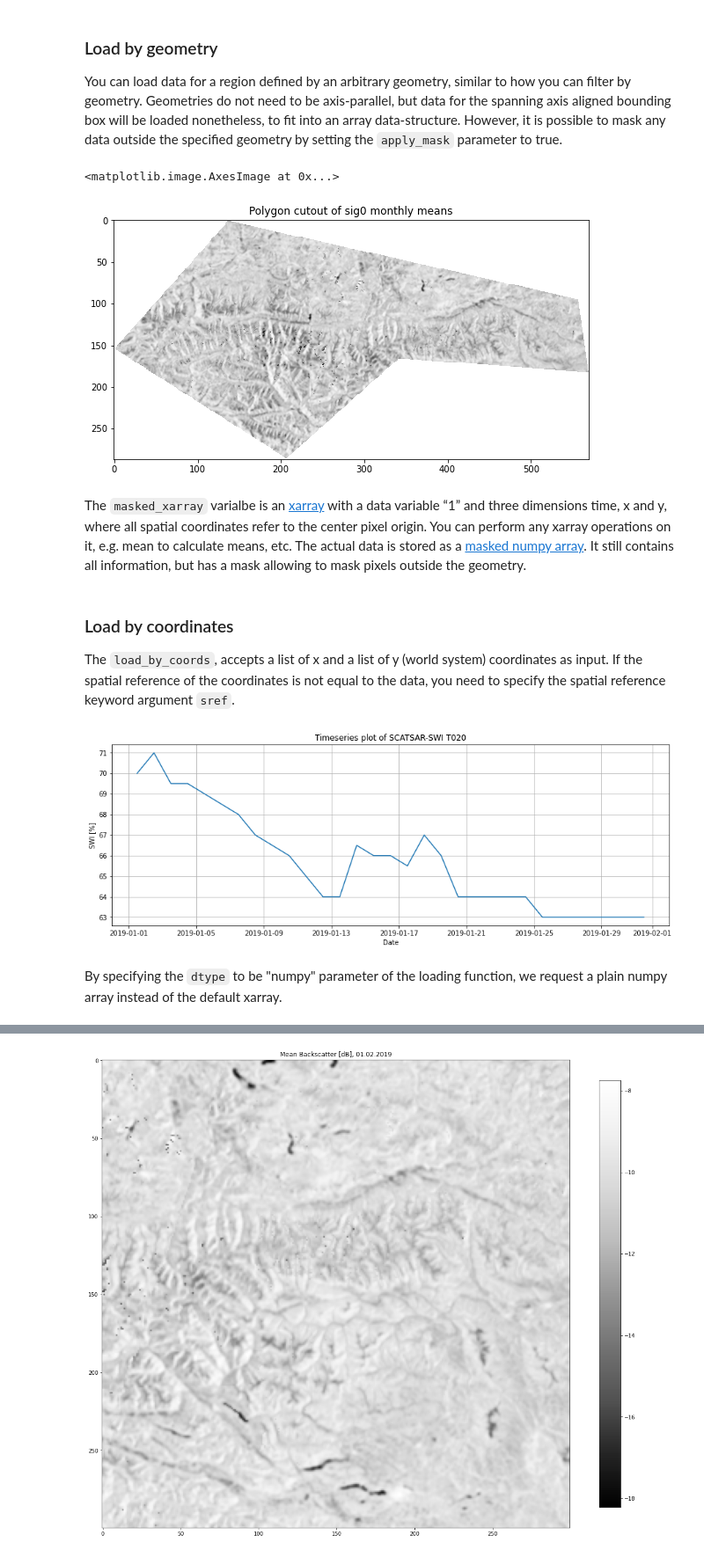
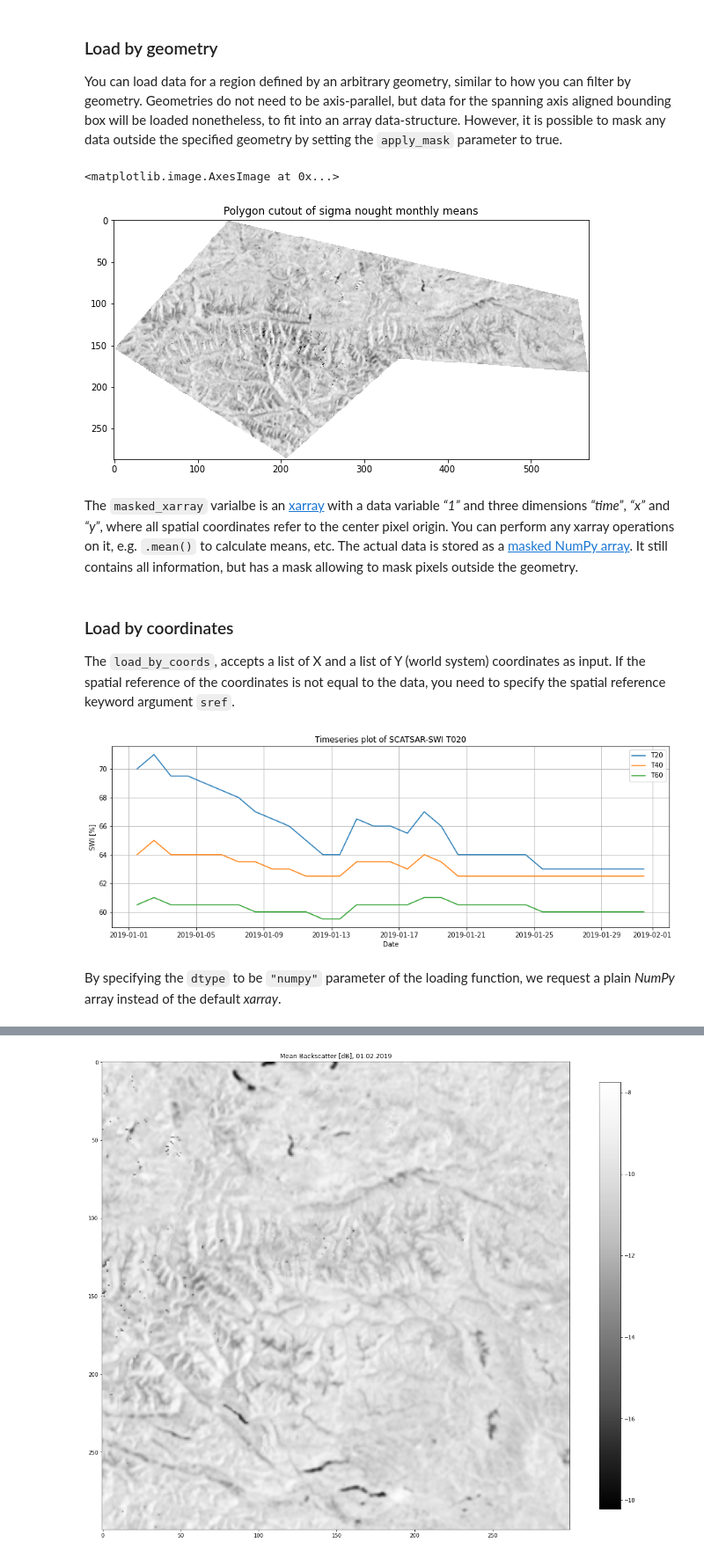
Before and after one commit to TUW-GEO/yeoda, a Jupyter notebook: docs/notebooks/feature_examples.ipynb, the cells around one changed output, grey strips where cells are left out. Shown at 88% size. Drawn from its saved outputs; the diff is of its cells as text; code cells hidden in the pictures.

```diff
--- a/docs/notebooks/feature_examples.ipynb
+++ b/docs/notebooks/feature_examples.ipynb
@@ -292,42 +292,47 @@ february_vv = months[0].filter_by_dimension(['VV'], name="band")
 masked_xarray = february_vv.load_by_geom(polygon, sref=sref, apply_mask=True)
 
 plt.figure(figsize=(15, 5))
-plt.title("Polygon cutout of sig0 monthly means")
-# the '1' indices the 1-band in our monlth means backscatter geo-tif
+plt.title("Polygon cutout of sigma nought monthly means")
+# the '1' indices the first band in our monlth means backscatter GeoTIFF files
 plt.imshow(masked_xarray['1'].data[0, ...], cmap=plt.cm.Greys_r)
 # %% [output]
 <matplotlib.image.AxesImage at 0x...>
-[figure, old version]
+[figure, new version]
 # %% [markdown]
-The `masked_xarray` varialbe is an [xarray](https://docs.xarray.dev/en/stable/) with a data variable “1” and three dimensions time, x and y, where all spatial coordinates refer to the center pixel origin. You can perform any xarray operations on it, e.g. mean to calculate means, etc. The actual data is stored as a [masked numpy array](https://numpy.org/doc/stable/reference/maskedarray.generic.html). It still contains all information, but has a mask allowing to mask pixels outside the geometry.
+The `masked_xarray` varialbe is an [xarray](https://docs.xarray.dev/en/stable/) with a data variable *“1”* and three dimensions *“time”*, *“x”* and *“y”*, where all spatial coordinates refer to the center pixel origin. You can perform any xarray operations on it, e.g. `.mean()` to calculate means, etc. The actual data is stored as a [masked NumPy array](https://numpy.org/doc/stable/reference/maskedarray.generic.html). It still contains all information, but has a mask allowing to mask pixels outside the geometry.
 # %% [markdown]
 ### Load by coordinates
 
-The `load_by_coords`, accepts a list of x and a list of y (world system) coordinates as input. If the spatial reference of the coordinates is not equal to the data, you need to specify the spatial reference keyword argument `sref`.
+The `load_by_coords`, accepts a list of X and a list of Y (world system) coordinates as input. If the spatial reference of the coordinates is not equal to the data, you need to specify the spatial reference keyword argument `sref`.
 # %%
 import ogr
 
 # defining a point to sample a time series from
 point = ogr.Geometry(ogr.wkbPoint)
 point.AddPoint(16.819156,49.032356)
 point.AssignSpatialReference(sref)
 
 
 # load data by coordinates
-data_swi = swi_cube.load_by_coords(point.GetX(), point.GetY(), band='SWI_T020', sref=sref, dtype='numpy')
+data_swi_t20 = swi_cube.load_by_coords(point.GetX(), point.GetY(), band='SWI_T020', sref=sref, dtype='numpy')
+data_swi_t40 = swi_cube.load_by_coords(point.GetX(), point.GetY(), band='SWI_T040', sref=sref, dtype='numpy')
+data_swi_t60 = swi_cube.load_by_coords(point.GetX(), point.GetY(), band='SWI_T060', sref=sref, dtype='numpy')
 
 # prepare a nice plot
 plt.figure(figsize=(15, 5))
 plt.title('Timeseries plot of SCATSAR-SWI T020')
-plt.plot(swi_cube['time'], data_swi.flatten())
+plt.plot(swi_cube['time'], data_swi_t20.flatten(), label='T20')
+plt.plot(swi_cube['time'], data_swi_t40.flatten(), label='T40')
+plt.plot(swi_cube['time'], data_swi_t60.flatten(), label='T60')
 plt.xlabel('Date')
 plt.ylabel('SWI [%]')
 plt.grid()
+plt.legend()
 plt.show()
 # %% [output]
-[figure, old version]
+[figure, new version]
 # %% [markdown]
-By specifying the `dtype` to be "numpy" parameter of the loading function, we request a plain numpy array instead of the default xarray.
+By specifying the `dtype` to be `"numpy"` parameter of the loading function, we request a plain *NumPy* array instead of the default *xarray*.
 # %% [markdown]
 ### Load by pixels
 
```
Also changed, not shown: parts of 20 cells of this notebook, 2 other files.
